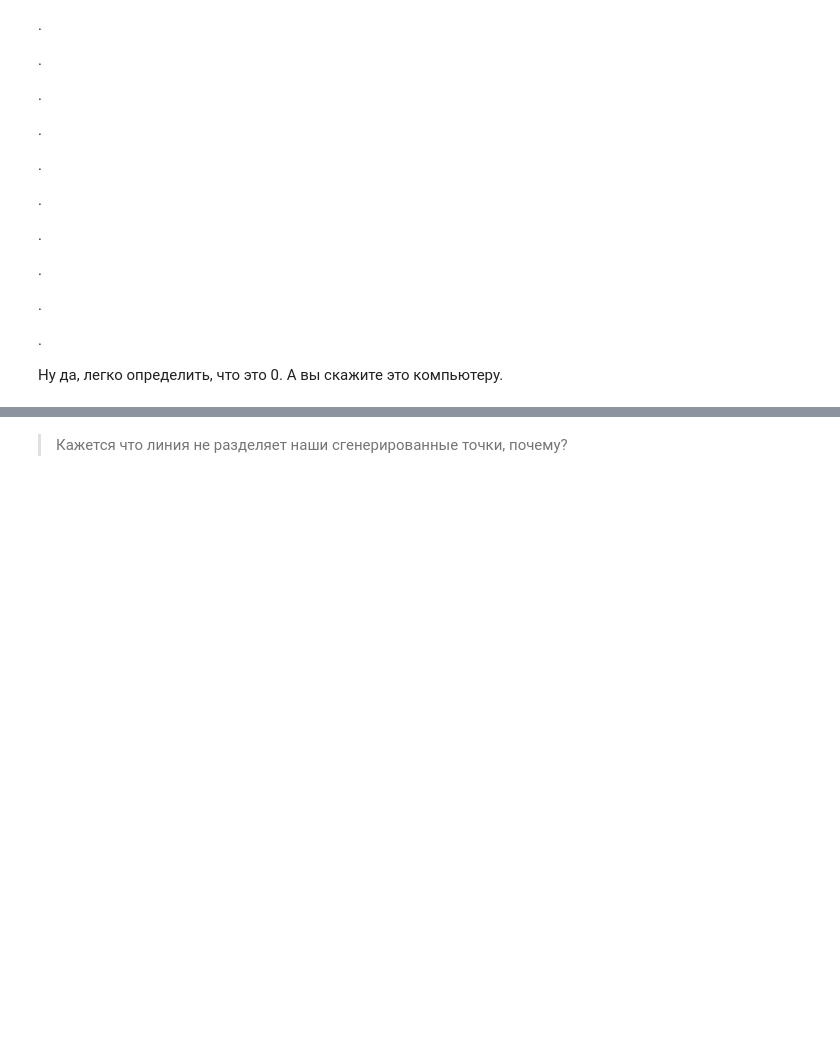
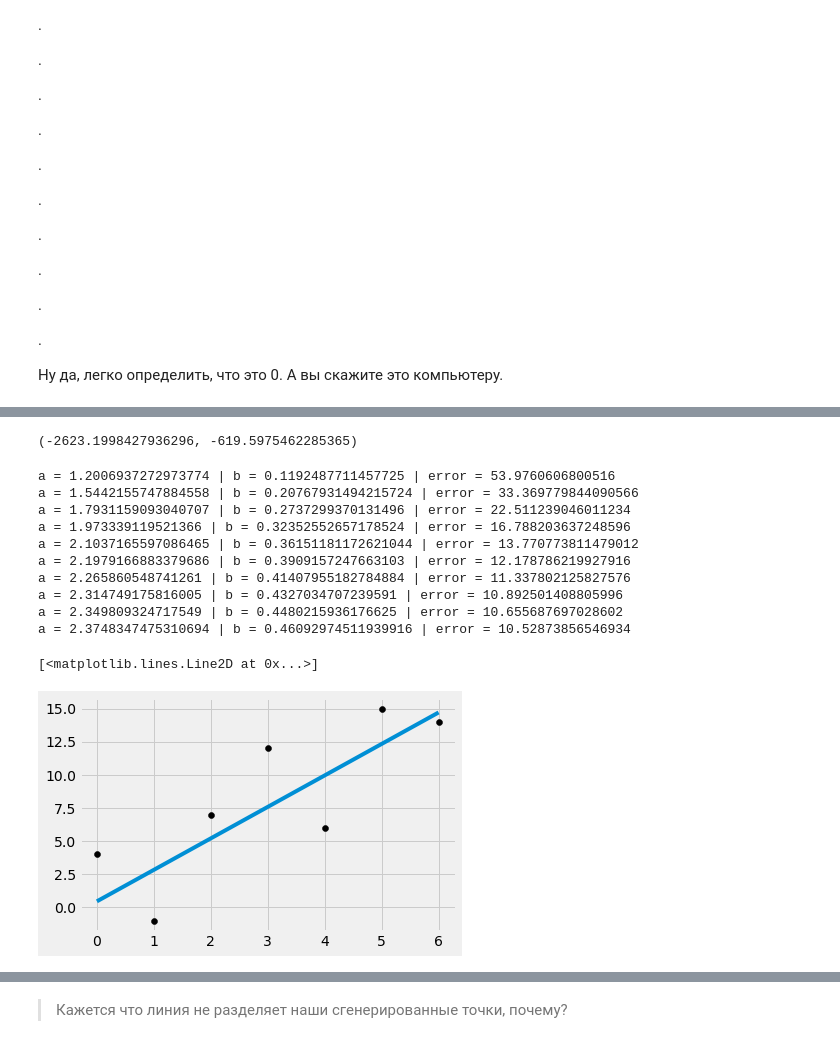
Before and after one commit to YaZlob/itcubeAI, a Jupyter notebook: Classic_alg.ipynb, the cells around one changed output, grey strips where cells are left out. Drawn from its saved outputs; the diff is of its cells as text; code cells hidden in the pictures; blank space fills up the shorter version.

```diff
--- a/Classic_alg.ipynb
+++ b/Classic_alg.ipynb
@@ -147,13 +81,0 @@ new_a, new_b
-# %%
-a = random.random()
-b = 0
-y_hat = predict(a, b, x)
-err, err_list = calculate_error(y, y_hat, square_error)
-calculate_gradient(err_list)
-a,b = update_params(a, b, x, grads, 0.004)
-print('a = {} | b = {}'.format(a, b))
-plt.style.use('fivethirtyeight')
-plt.scatter(x, y, color='black')
-y_hat = predict(a, b, x)
-
-plt.plot(x, y_hat)
@@ -301,0 +243,47 @@ final result =  0.43969866514303907
+# %%
+def update_params(a,b,x, gradients, lr = 0.01):
+    #Обновление параметров кажется немного неочевидным. Почему a, b обновляются
+    #разными способами? Вам с этим предстоит познакомиться в школе. Дело в том,
+    #что нужно использовать правило производной сложной функции.
+    if not len(x) == len(gradients):
+         raise ValueError
+    delta_a, delta_b = 0, 0
+    delta_b = sum(gradients)
+    b -= lr * delta_b
+    for i in range(len(gradients)):
+        delta_a += gradients[i] * x[i]
+    a -= lr * delta_a
+    return a, b
+
+new_a, new_b = update_params(a, b, x, grads)
+new_a, new_b
+# %% [output]
+(-2623.1998427936296, -619.5975462285365)
+# %%
+b = 0
+lr = 0.01
+a = random.random()
+
+for i in range(10):
+    y_hat = predict(a, b, x)
+    err, grads = calculate_statistics(y, y_hat)
+    a,b = update_params(a, b, x, grads, lr)
+    print('a = {} | b = {} | error = {}'.format(a, b, err))
+plt.style.use('fivethirtyeight')
+plt.scatter(x, y, color='black')
+y_hat = predict(a, b, x)
+
+plt.plot(x, y_hat)
+# %% [output]
+a = 1.2006937272973774 | b = 0.1192487711457725 | error = 53.9760606800516
+a = 1.5442155747884558 | b = 0.20767931494215724 | error = 33.369779844090566
+a = 1.7931159093040707 | b = 0.2737299370131496 | error = 22.511239046011234
+a = 1.973339119521366 | b = 0.32352552657178524 | error = 16.788203637248596
+a = 2.1037165597086465 | b = 0.36151181172621044 | error = 13.770773811479012
+a = 2.1979166883379686 | b = 0.3909157247663103 | error = 12.178786219927916
+a = 2.265860548741261 | b = 0.41407955182784884 | error = 11.337802125827576
+a = 2.314749175816005 | b = 0.4327034707239591 | error = 10.892501408805996
+a = 2.349809324717549 | b = 0.4480215936176625 | error = 10.655687697028602
+a = 2.3748347475310694 | b = 0.46092974511939916 | error = 10.52873856546934
+[<matplotlib.lines.Line2D at 0x...>]
+[figure, added]
```
Also changed, not shown: parts of 43 cells of this notebook.
